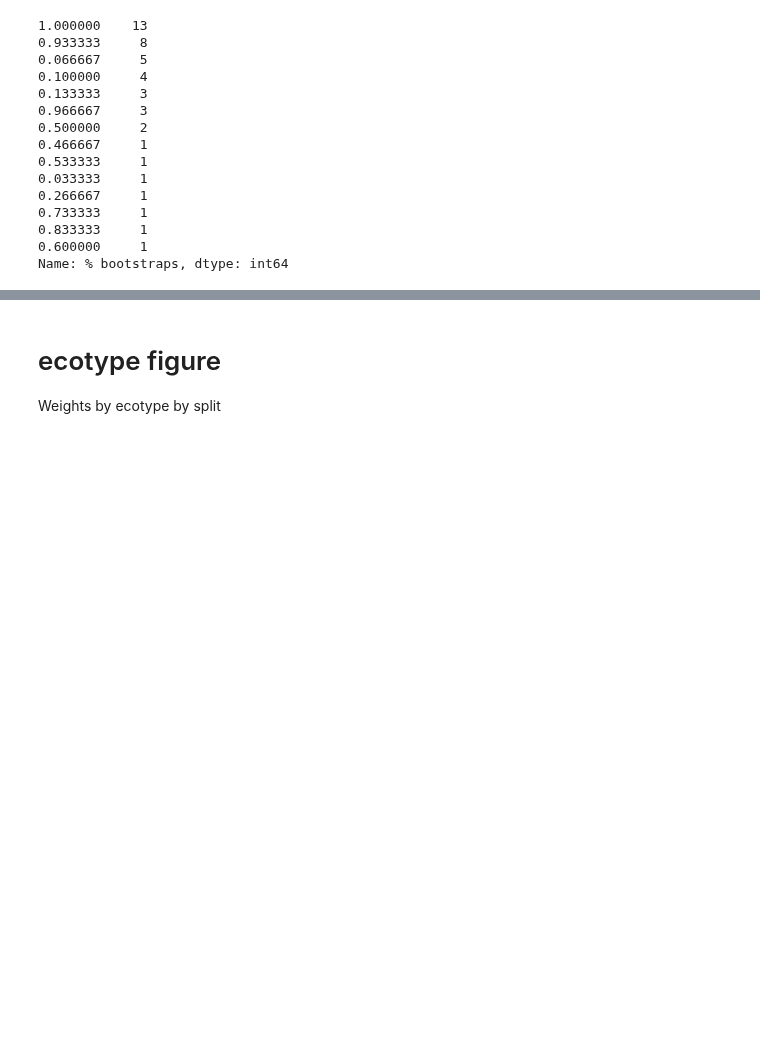
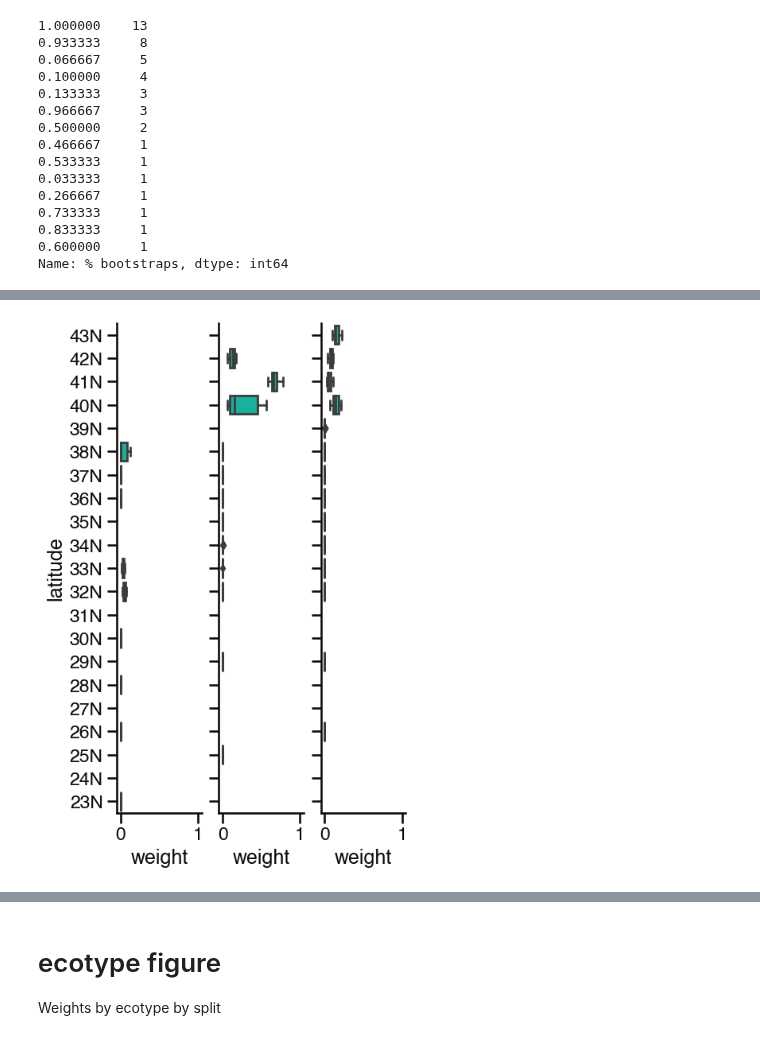
Before and after one commit to blasks/barnacle-manuscript, a Jupyter notebook: figures/5-models/component-profiles.ipynb, the cells around one changed output, grey strips where cells are left out. Cells and saved outputs as stored; diff of their text form; code cells hidden in the pictures; blank space fills up the shorter version.

```diff
--- a/figures/5-models/component-profiles.ipynb
+++ b/figures/5-models/component-profiles.ipynb
@@ -193,0 +271,8 @@ print(subset_aligned_cps[0]['A'])
+# %%
+# sample metadata data
+
+filepath_metadata_sample = '../../data/metadata/sample_metadata_merged.csv'
+
+metadata_sample_df = pd.read_csv(filepath_metadata_sample).fillna('')
+
+metadata_sample_df
@@ -407,0 +465,75 @@ plot_df.iloc[plot_df['cycog'].map(sort_dict).sort_values().index]
+# %%
+# sample figure
+
+# figure specs
+fig = plt.figure(figsize=(8, 8))
+rows = 6
+cols = 5
+grid = plt.GridSpec(rows, cols, wspace=.2, hspace=.2)
+annot_kwgs = {
+    'xycoords': 'axes fraction', 'va': 'center', 'ha': 'left', 'fontsize': 22, 'annotation_clip': False
+}
+
+# latitude binning specs
+n_bins = 21
+bounds = (23, 43)
+
+# plot surface transect data
+for i, year in enumerate([2016, 2017, 2019]):
+    axis = plt.subplot(grid[0:rows, i])
+    # ax_a.annotate('A', xy=(-0.2, 1.15), **annot_kwgs)
+    # get data together
+    plot_df = sample_df[sample_df['samplegroup'] == 'surface transect']
+    plot_df = plot_df[plot_df['year'] == year]
+    latitudes = plot_df[
+        ['samplename', 'latitude']].drop_duplicates().set_index('samplename').sort_values('latitude')['latitude']
+    lat_bins = unique_bins(latitudes, n_bins, bounds=bounds, reverse=True)
+    plot_df['lat_idx'] = plot_df['samplename'].map(dict(zip(latitudes.index, lat_bins)))
+    # make figure
+    sns.boxplot(
+        data=plot_df,
+        x='weight',
+        y='lat_idx',
+        color=sns.color_palette()[2],
+        orient='h',
+        order=np.arange(n_bins),
+        ax=axis
+    )
+    # set labels and such
+    if not i:
+        axis.set(xlim=[-0.05, 1.05], ylabel=('latitude'))
+        axis.set_yticks(np.arange(n_bins), [f'{int(i)}N' for i in np.linspace(bounds[1], bounds[0], num=n_bins)])
+    else:
+        axis.set(xlim=[-0.05, 1.05], ylabel=(''))
+        axis.tick_params(left=True, labelleft=False)
+
+# fig, axis = plt.subplots(figsize=(2, 6))
+# # sns.stripplot(
+# #     data=sample_df,
+# #     x='weight',
+# #     y=['condition', 'treatment'],
+# #     color=line_color,
+# #     alpha=.3,
+# #     size=7,
+# #     jitter=.2,
+# #     orient='h',
+# #     ax=axis
+# # )
+# plot_df = sample_df[sample_df['samplegroup'] == 'surface transect']
+# plot_df = plot_df[plot_df['year'] == 2019]
+# sns.boxplot(
+#     data=plot_df,
+#     x='weight',
+#     y='latitude',
+# #     color=sns.color_palette()[0],
+#     orient='h',
+#     order=np.linspace(25, 45, 0.5),
+#     ax=axis
+# )
+# axis.set(xlim=[-0.05, 1.05])
+
+# plt.show()
+
+# plot_df['latitude'].value_counts()
+# %% [output]
+[figure, added]
```
Also changed, not shown: parts of 23 cells of this notebook.
